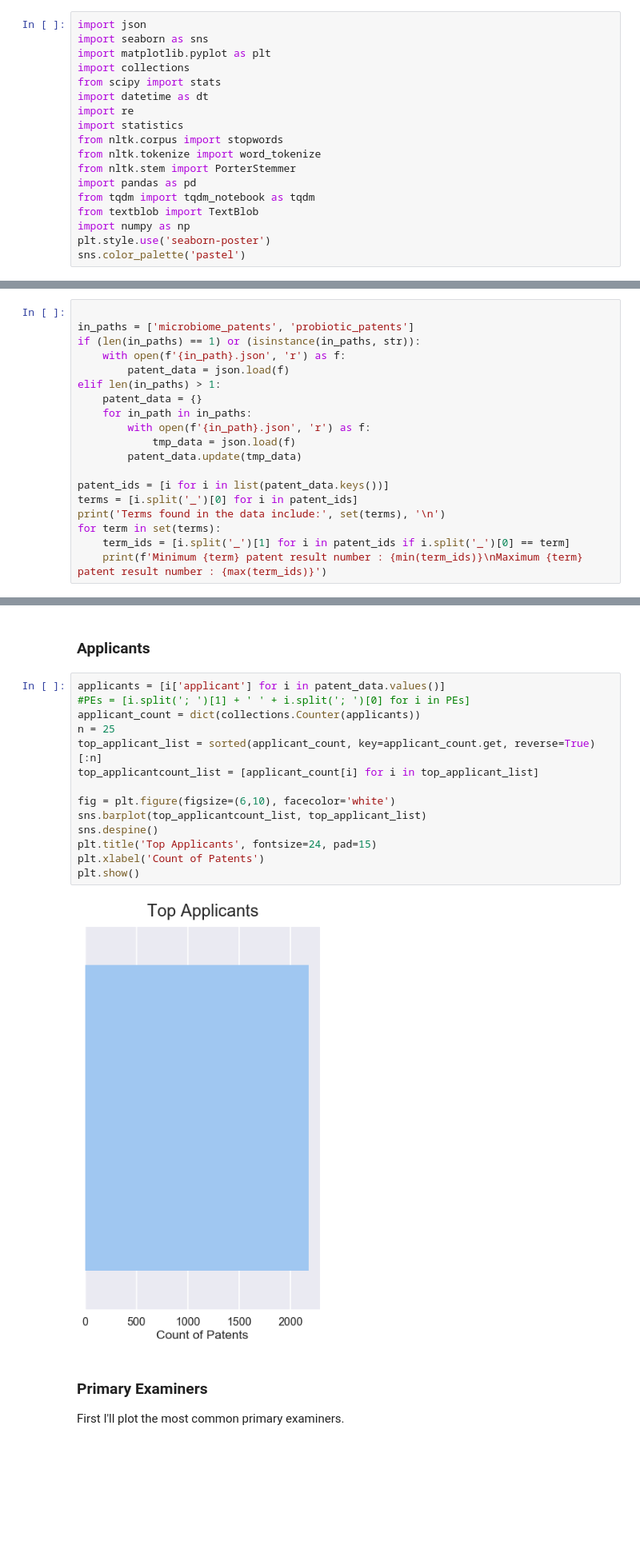
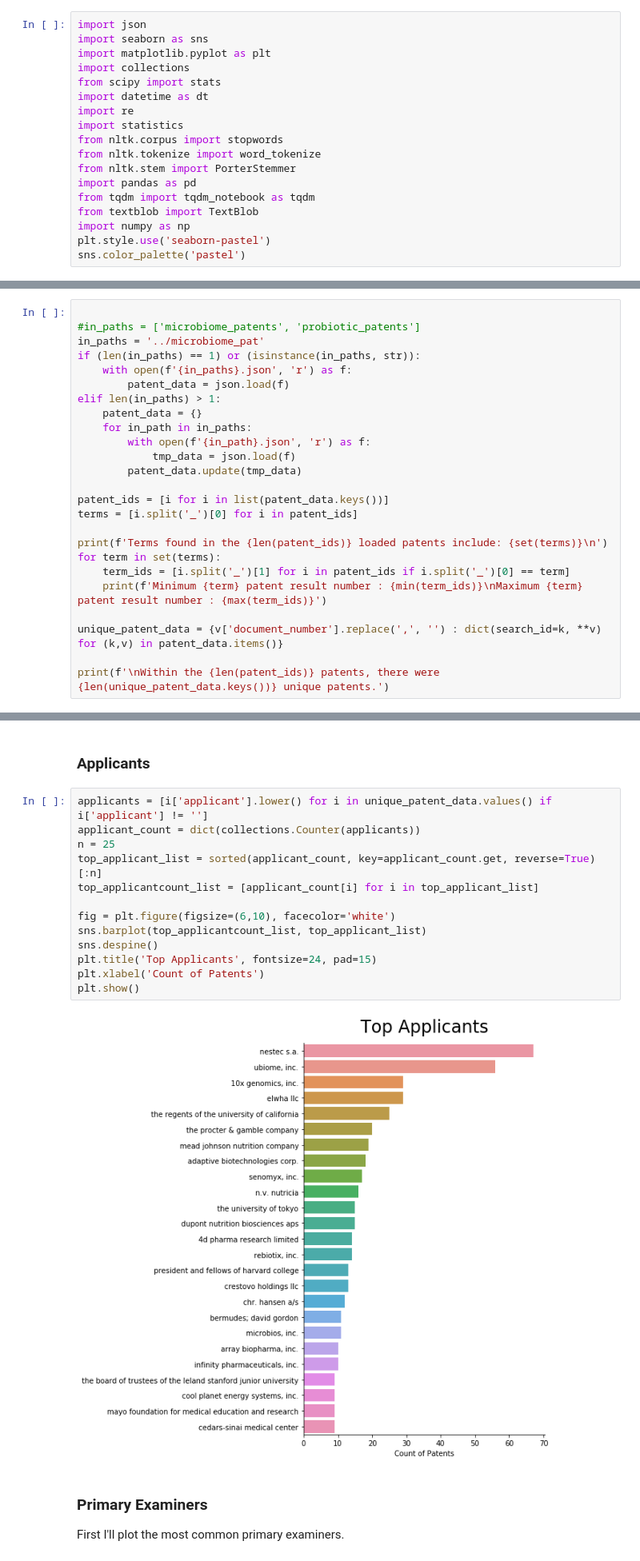
Before and after one commit to mrtoronto/patent_scraper_analysis, a Jupyter notebook: analysis_notebooks/patent_metadata_analysis.ipynb, the cells around one changed output, grey strips where cells are left out. Shown at 80% size. Drawn from its saved outputs; the diff is of its cells as text; blank space fills up the shorter version.

```diff
--- a/analysis_notebooks/patent_metadata_analysis.ipynb
+++ b/analysis_notebooks/patent_metadata_analysis.ipynb
@@ -17,7 +17,7 @@ import pandas as pd
 from tqdm import tqdm_notebook as tqdm
 from textblob import TextBlob
 import numpy as np
-plt.style.use('seaborn-poster')
+plt.style.use('seaborn-pastel')
 sns.color_palette('pastel')
 # %% [output]
 [(0.6313725490196078, 0.788235294117647, 0.9568627450980393),
@@ -32,9 +32,10 @@ sns.color_palette('pastel')
  (0.7254901960784313, 0.9490196078431372, 0.9411764705882353)]
 # %%
 
-in_paths = ['microbiome_patents', 'probiotic_patents']
+#in_paths = ['microbiome_patents', 'probiotic_patents']
+in_paths = '../microbiome_pat'
 if (len(in_paths) == 1) or (isinstance(in_paths, str)):
-    with open(f'{in_path}.json', 'r') as f:
+    with open(f'{in_paths}.json', 'r') as f:
         patent_data = json.load(f)
 elif len(in_paths) > 1:
     patent_data = {}
@@ -45,8 +46,13 @@ elif len(in_paths) > 1:
 
 patent_ids = [i for i in list(patent_data.keys())]
 terms = [i.split('_')[0] for i in patent_ids]
-print('Terms found in the data include:', set(terms), '\n')
+
+print(f'Terms found in the {len(patent_ids)} loaded patents include: {set(terms)}\n')
 for term in set(terms):
     term_ids = [i.split('_')[1] for i in patent_ids if i.split('_')[0] == term]
     print(f'Minimum {term} patent result number : {min(term_ids)}\nMaximum {term} patent result number : {max(term_ids)}')
+
+unique_patent_data = {v['document_number'].replace(',', '') : dict(search_id=k, **v) for (k,v) in patent_data.items()}
+
+print(f'\nWithin the {len(patent_ids)} patents, there were {len(unique_patent_data.keys())} unique patents.')
 # %% [output]
@@ -112,21 +110,20 @@ plt.show()
 # %% [markdown]
 ### Applicants
 # %%
-applicants = [i['applicant'] for i in patent_data.values()]
-#PEs = [i.split('; ')[1] + ' ' + i.split('; ')[0] for i in PEs]
+applicants = [i['applicant'].lower() for i in unique_patent_data.values() if i['applicant'] != '']
 applicant_count = dict(collections.Counter(applicants))
 n = 25
 top_applicant_list = sorted(applicant_count, key=applicant_count.get, reverse=True)[:n]
 top_applicantcount_list = [applicant_count[i] for i in top_applicant_list]
 
 fig = plt.figure(figsize=(6,10), facecolor='white')
 sns.barplot(top_applicantcount_list, top_applicant_list)
 sns.despine()
 plt.title('Top Applicants', fontsize=24, pad=15)
 plt.xlabel('Count of Patents')
 plt.show()
 # %% [output]
-[figure, old version]
+[figure, new version]
 # %% [markdown]
 ### Primary Examiners
 
```
Also changed, not shown: parts of 8 cells of this notebook, 2 other files.
